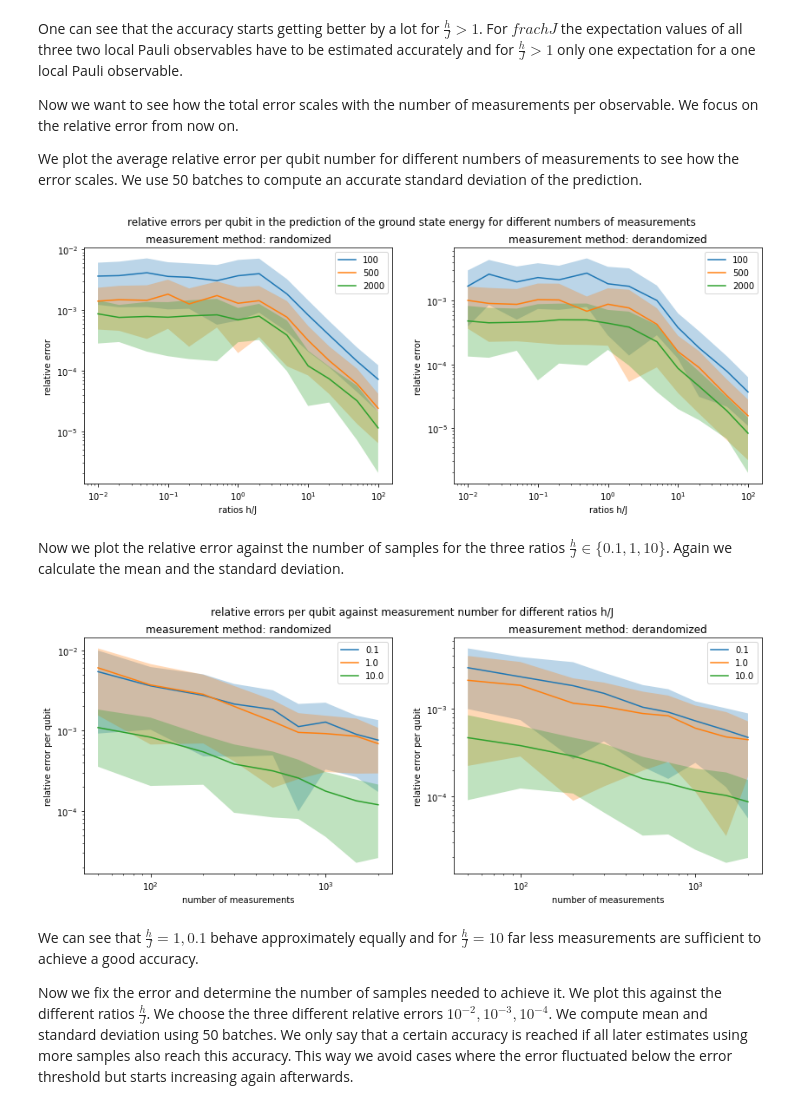
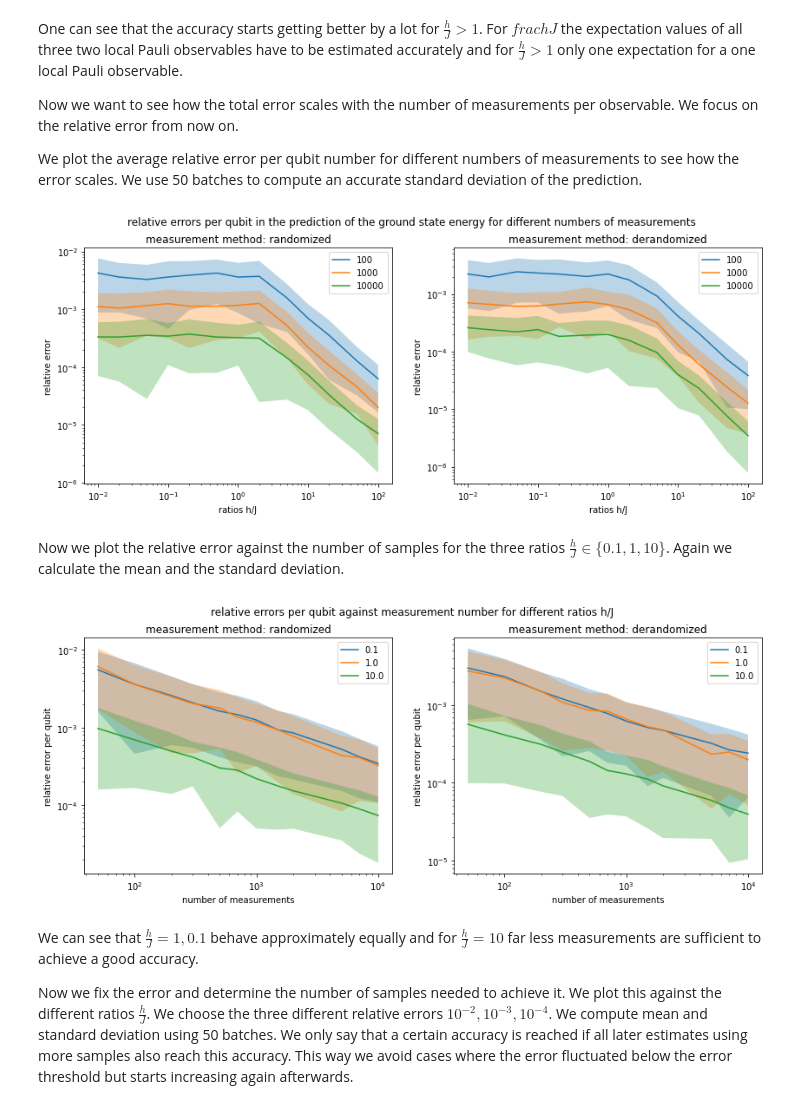
Before and after one commit to LennartBuerger/classical-shadows-for-1d-TFIM-energy-estimation, a Jupyter notebook: display_data/heisenberg_model_display_bf_and_shadow.ipynb, the cells around one changed output. Saved outputs shown, nothing was run; the diff lists cells and outputs as text; code cells hidden in the pictures.

```diff
--- a/display_data/heisenberg_model_display_bf_and_shadow.ipynb
+++ b/display_data/heisenberg_model_display_bf_and_shadow.ipynb
@@ -71,7 +71,7 @@ qubit_num = np.array([14])
 # dealing with more complicated systems where we have to measure more than 100 different Pauli Strings
 # for now we form batches of 100 measurements
 # num of measurements has to be a multiple of 100
-num_of_measurements = 100000
+num_of_measurements = 1000000
 measurement_methods = np.array(['derandomized', 'randomized'])
 for i in range(np.size(qubit_num)):
     for j in range(np.size(ratios_h_j)):
@@ -148,8 +148,8 @@ for i in range(0, 2):
 # %% [markdown]
 Now we would like to see the absolute and relative error in the prediction.
 # %%
-num_of_measurements = 2000
-batches = 50
+num_of_measurements = 5000
+batches = 200
 error_types = ['absolute', 'relative']
 measurement_methods = ['randomized', 'derandomized']
 fig, axs = plt.subplots(2, 2)
@@ -202,8 +202,8 @@ to see how the error scales.
 We use 50 batches to compute an accurate standard deviation of the prediction.
 # %%
 qubit_num = 14
-num_of_measurements = np.array([100, 500, 2000])
-batches = 50
+num_of_measurements = np.array([100, 1000, 10000])
+batches = 100
 fig, axs = plt.subplots(1, 2)
 fig.set_figheight(5)
 fig.set_figwidth(14)
@@ -236,47 +236,47 @@ for l in range(0, 2):
         axs[l].set_title('measurement method: ' + str(measurement_methods[l]))
         axs[l].legend()
 # %% [output]
-[figure, old version]
+[figure, new version]
 # %% [markdown]
 Now we plot the relative error against the number of samples for the three ratios
  $\frac{h}{J} \in \{0.1, 1, 10\}$. Again we calculate the mean and the standard deviation.
 # %%
-num_of_measurements = np.array([50, 100, 200, 300, 500, 700, 1000, 1500, 2000])
-batches = 50
+num_of_measurements = np.array([50, 100, 200, 300, 500, 700, 1000, 1500, 2000, 5000, 7000, 10000])
+batches = 100
 some_ratios = np.array([0.1, 1, 10])
 fig, axs = plt.subplots(1, 2)
 fig.set_figheight(5)
 fig.set_figwidth(14)
 fig.suptitle('relative errors per qubit against measurement number for different ratios h/J')
 for l in range(0, 2):
     for i in range(0, np.size(some_ratios)):
         energy_shadow = np.zeros(np.size(num_of_measurements))
         errors = np.zeros((batches, np.size(num_of_measurements)))
         energy_brute = energy_dict[str(qubit_num)][str(some_ratios[i])][0] * np.ones(np.size(num_of_measurements))
         save_direc_procedure = Path('data/shadow_measurements/measurement_procedure_heisenberg_ratio_'+\
                               str(some_ratios[i])+'_qubit_num_'+str(qubit_num)+'_method_'+measurement_methods[l]+'.npy')
         save_direc_index = Path('data/shadow_measurements/measurement_heisenberg_index_ratio_'+\
                               str(some_ratios[i])+'_qubit_num_'+str(qubit_num)+'_method_'+measurement_methods[l]+'.npy')
         measurement_procedure = np.lib.format.open_memmap(save_direc_procedure, dtype=np.str_, mode='r')
         measurement_index = np.lib.format.open_memmap(save_direc_index, dtype=np.int32, mode='r')
         for k in range(0, batches):
             for j in range(0, np.size(num_of_measurements)):
                 measurements = conversion_to_prediction_shadow_dict_shape(measurement_procedure[k*num_of_measurements[j]:(k+1)*num_of_measurements[j]],
                                                                           measurement_index[k*num_of_measurements[j]:(k+1)*num_of_measurements[j]], qubit_num)
                 energy_shadow[j] = HeisenbergHamiltonainAntiferro(qubit_num,
                                                            some_ratios[i], 1, 'periodic').energy_shadow(None,
                                                                                                        num_of_measurements[j],
                                                                                                        measurement_methods[l], measurements)
             errors[k,:] = np.abs(energy_shadow - energy_brute) / np.abs(energy_brute) / qubit_num
         error_mean = np.mean(errors, axis=0)
         error_std = np.std(errors, axis=0)
         axs[l].errorbar(num_of_measurements, error_mean, label = some_ratios[i])
         axs[l].fill_between(num_of_measurements, error_mean - error_std, error_mean + error_std, alpha = 0.3)
         axs[l].set(xscale='log', yscale='log', xlabel='number of measurements', ylabel = 'relative error per qubit')
         axs[l].set_title('measurement method: ' + str(measurement_methods[l]))
         axs[l].legend()
 # %% [output]
-[figure, old version]
+[figure, new version]
 # %% [markdown]
 We can see that $\frac{h}{J} = 1, 0.1$ behave approximately equally and for
 $\frac{h}{J} = 10$ far less measurements are sufficient to achieve a good accuracy.
```
Also changed, not shown: parts of 5 cells of this notebook, 2 other files.
